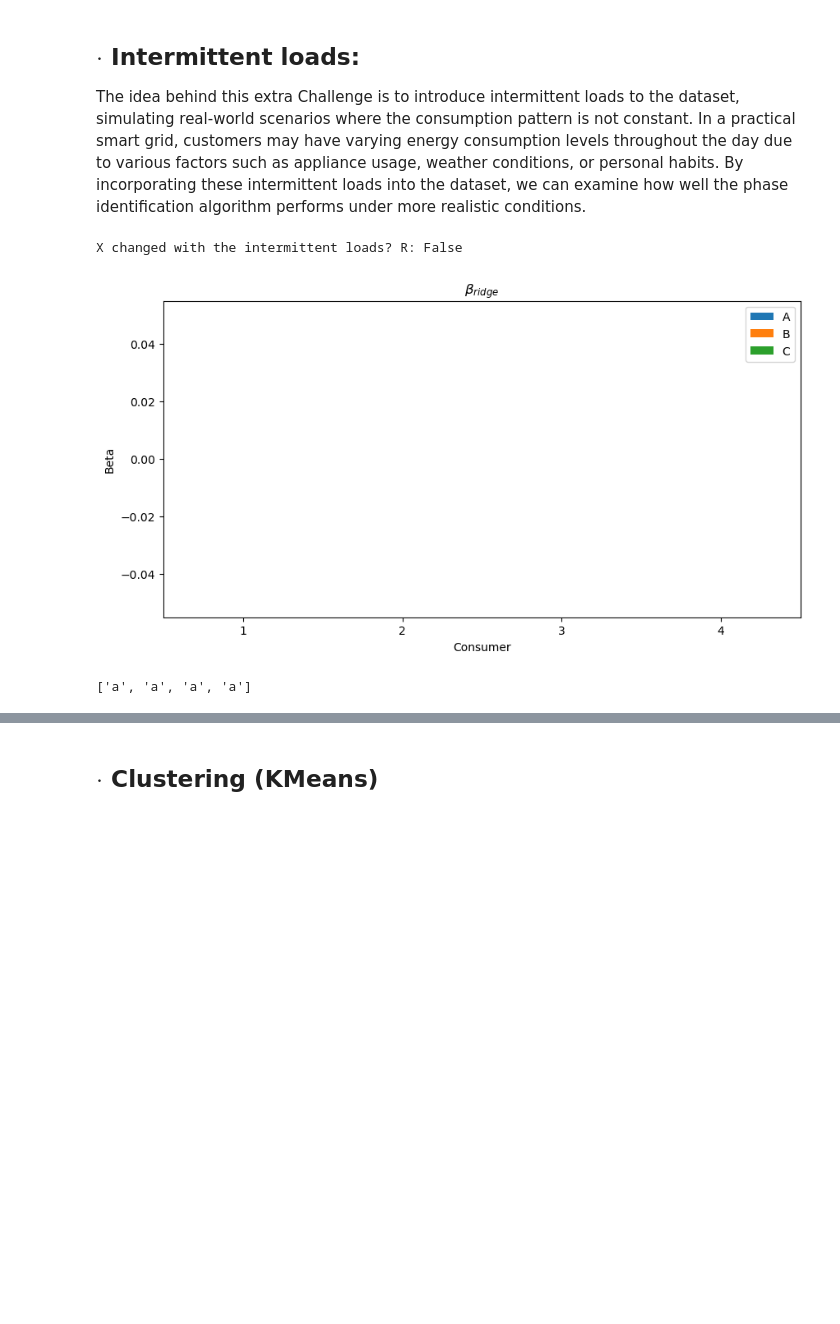
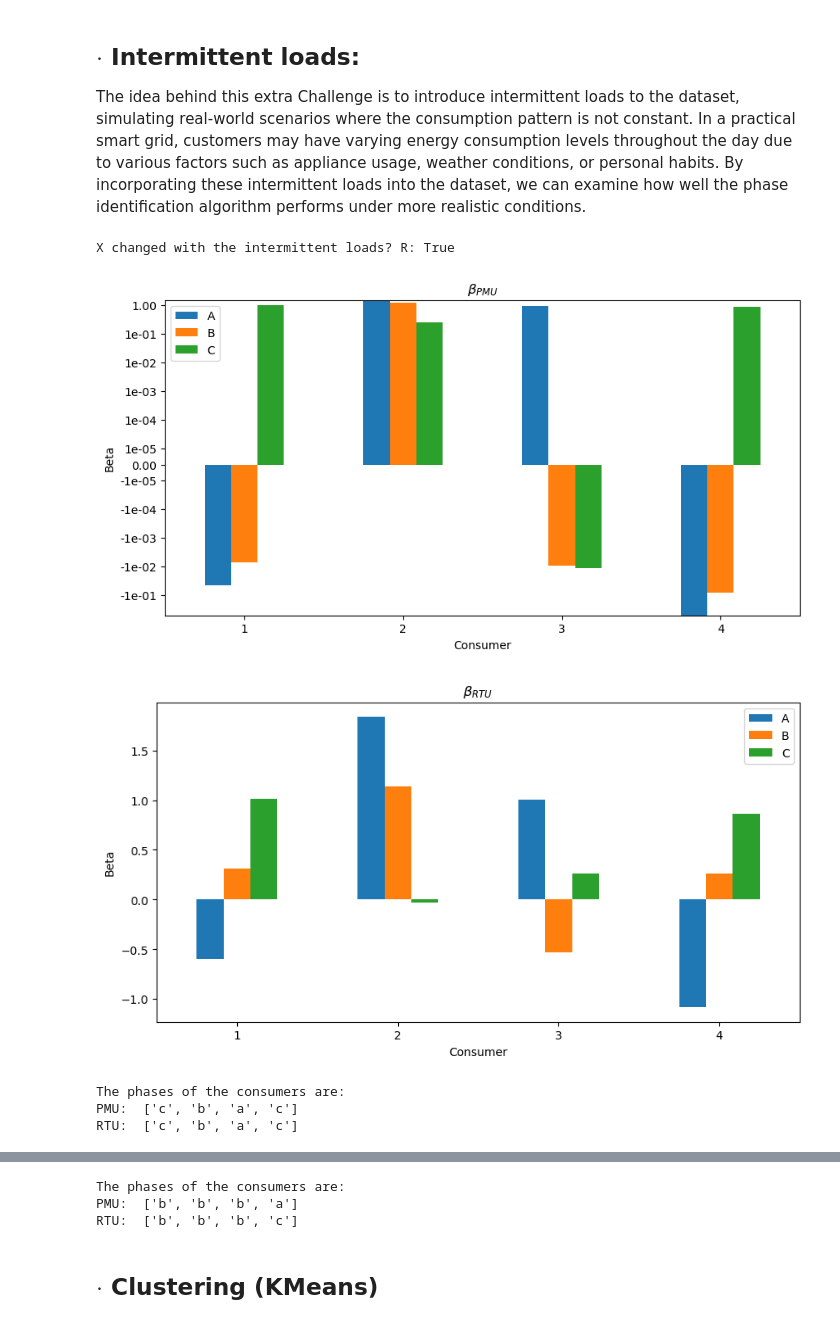
Before and after one commit to leobt23/ADRI, a Jupyter notebook: tpc5/Aula6_PhaseIdentification_Students.ipynb, the cells around one changed output, grey strips where cells are left out. Cells and saved outputs as stored; diff of their text form; code cells hidden in the pictures; blank space fills up the shorter version.

```diff
--- a/tpc5/Aula6_PhaseIdentification_Students.ipynb
+++ b/tpc5/Aula6_PhaseIdentification_Students.ipynb
@@ -225,6 +224,12 @@ def compute_betas(X, vz):
     # take the real part of the betas
     B_real = np.real(B)
     return B_real
+
+def compute_betas_ridge(X, vz, alpha):
+    B = np.linalg.inv(X.T @ X + alpha * np.identity(X.shape[1])) @ X.T @ vz
+    B_real = np.real(B)
+    return B_real
+
 
 # summing up the phase extraction from the betas in a function
 def extract_phases(B_real):
@@ -253,6 +258,21 @@ def summarize_phase_id(X,vz,vz_abs):
     print("PMU: ",list_phases_pmu)
     print("RTU: ",list_phases_rtu)
 
+# adding option to use the ridge regression
+def summarize_phase_id_ridge(X,vz,vz_abs,alpha):
+    Bpmu_real = compute_betas_ridge(X, vz,alpha)
+    Brtu_real = compute_betas_ridge(X, vz_abs,alpha)
+    list_phases_pmu = extract_phases(Bpmu_real)
+    list_phases_rtu= extract_phases(Brtu_real)
+    # barplot the betas
+    barplot_betas(Bpmu_real, r"$\beta_{PMU}$", True)
+    barplot_betas(Brtu_real, r"$\beta_{RTU}$", False)
+    # print the phases as lists
+    print("The phases of the consumers are:")
+    print("PMU: ",list_phases_pmu)
+    print("RTU: ",list_phases_rtu)
+
+
 # shapes of vz, X, beta
 # (36,) (36, 12) (12,)
 
@@ -334,35 +354,35 @@ The idea behind this extra Challenge is to introduce intermittent loads to the d
 # %%
 
 def add_intermittent_loads(X, p_intermittent, scale_factor):
     X_intermittent = X.copy()
     num_customers, num_periods = X.shape
     num_intermittent = int(p_intermittent * num_customers)
 
     for i in range(num_intermittent):
+        # set the random seed
+        np.random.seed(2249)
         customer_idx = np.random.randint(num_customers)
         time_idx = np.random.randint(num_periods)
         X_intermittent[customer_idx, time_idx] += scale_factor * X[customer_idx, time_idx]
 
     return X_intermittent
 
-X_intermittent = add_intermittent_loads(X,p_intermittent=0.1, scale_factor=2)
+X_intermittent = add_intermittent_loads(X,p_intermittent=0.2, scale_factor=2)
 
 print("X changed with the intermittent loads? R:", np.any(X_intermittent != X))
 
 # Now, use X_intermittent in the phase identification process and compare the results with the original X.
-#summarize_phase_id(X_intermittent,vz,vz_abs)
+summarize_phase_id(X_intermittent,vz,vz_abs)
 
 # solve using ridge regression
-def compute_betas_ridge(X, vz, alpha):
-    B = np.linalg.inv(X.T @ X + alpha * np.identity(X.shape[1])) @ X.T @ vz
-    B_real = np.real(B)
-    return B_real
 
-# getting phases and barplot
-betas_ridge = compute_betas_ridge(X, vz, 0.01)
-barplot_betas(betas_ridge, r"$\beta_{ridge}$", False)
-extract_phases(betas_ridge)
+
+
+summarize_phase_id_ridge(X_intermittent,vz,vz_abs,0.01)
 # %% [output]
-X changed with the intermittent loads? R: False
+X changed with the intermittent loads? R: True
-[figure, old version]
+[figure, new version]
+[figure, added]
-['a', 'a', 'a', 'a']
+The phases of the consumers are:
+PMU:  ['c', 'b', 'a', 'c']
+RTU:  ['c', 'b', 'a', 'c']
@@ -369,3 +391,6 @@ X changed with the intermittent loads? R: False
+The phases of the consumers are:
+PMU:  ['b', 'b', 'b', 'a']
+RTU:  ['b', 'b', 'b', 'c']
 # %% [markdown]
 ## $\cdot$ Clustering (KMeans)
 # %%
```
Also changed, not shown: parts of 7 cells of this notebook.
